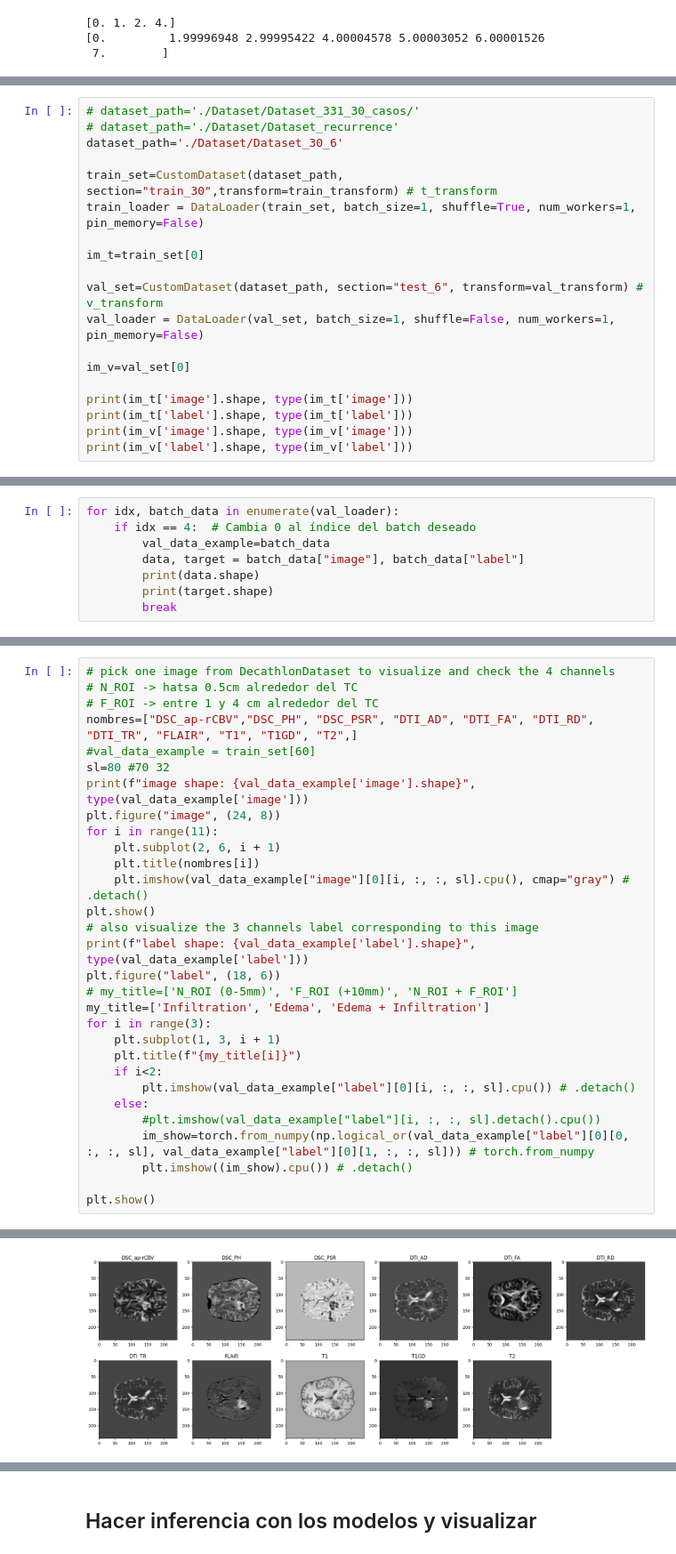
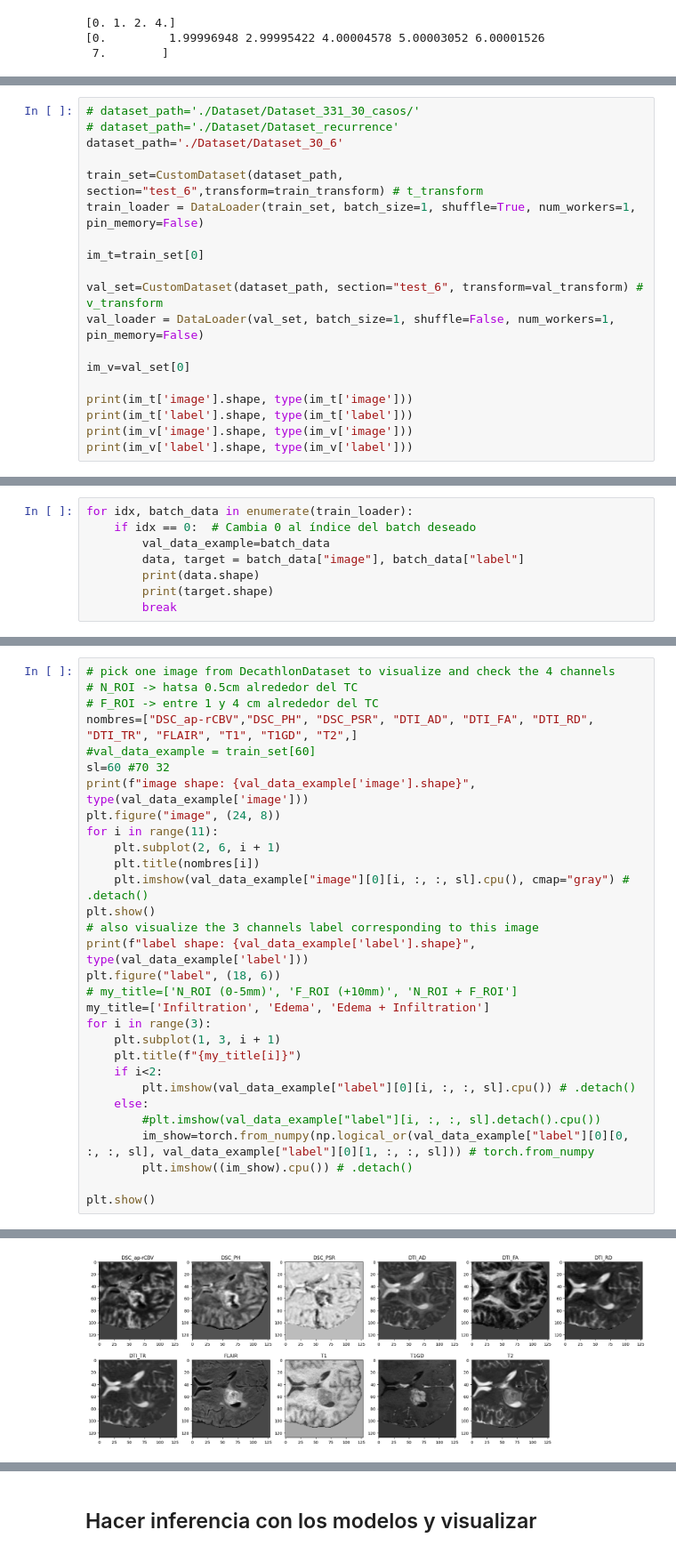
Before and after one commit to GBM-images-research/Swin_transformer_UPennGBM, a Jupyter notebook: ver_transformaciones.ipynb, the cells around one changed output, grey strips where cells are left out. Shown at 89% size. Saved outputs shown, nothing was run; the diff lists cells and outputs as text.

```diff
--- a/ver_transformaciones.ipynb
+++ b/ver_transformaciones.ipynb
@@ -112,7 +130,7 @@ val_transform = transforms.Compose(
 # dataset_path='./Dataset/Dataset_recurrence'
 dataset_path='./Dataset/Dataset_30_6'
 
-train_set=CustomDataset(dataset_path, section="train_30",transform=train_transform) # t_transform
+train_set=CustomDataset(dataset_path, section="test_6",transform=train_transform) # t_transform
 train_loader = DataLoader(train_set, batch_size=1, shuffle=True, num_workers=1, pin_memory=False)
 
 im_t=train_set[0]
@@ -134,8 +152,8 @@ torch.Size([2, 128, 128, 128]) <class 'monai.data.meta_tensor.MetaTensor'>
 torch.Size([11, 240, 240, 155]) <class 'monai.data.meta_tensor.MetaTensor'>
 torch.Size([2, 240, 240, 155]) <class 'monai.data.meta_tensor.MetaTensor'>
 # %%
-for idx, batch_data in enumerate(val_loader):
-    if idx == 4:  # Cambia 0 al índice del batch deseado
+for idx, batch_data in enumerate(train_loader):
+    if idx == 0:  # Cambia 0 al índice del batch deseado
         val_data_example=batch_data
         data, target = batch_data["image"], batch_data["label"]
         print(data.shape)
@@ -150,7 +168,7 @@ torch.Size([1, 2, 240, 240, 155])
 # F_ROI -> entre 1 y 4 cm alrededor del TC
 nombres=["DSC_ap-rCBV","DSC_PH", "DSC_PSR", "DTI_AD", "DTI_FA", "DTI_RD", "DTI_TR", "FLAIR", "T1", "T1GD", "T2",]
 #val_data_example = train_set[60]
-sl=80 #70 32
+sl=60 #70 32
 print(f"image shape: {val_data_example['image'].shape}", type(val_data_example['image']))
 plt.figure("image", (24, 8))
 for i in range(11):
@@ -179 +197 @@ image shape: torch.Size([1, 11, 240, 240, 155]) <class 'monai.data.meta_tensor.M
-[figure, old version]
+[figure, new version]
```
Also changed, not shown: parts of 4 cells of this notebook, 2 other files.
